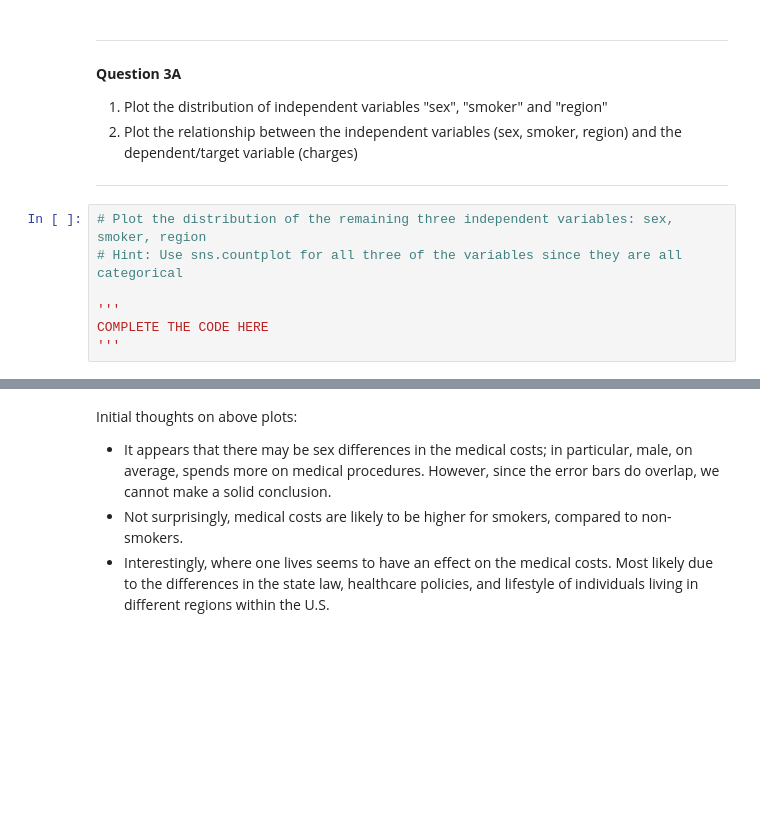
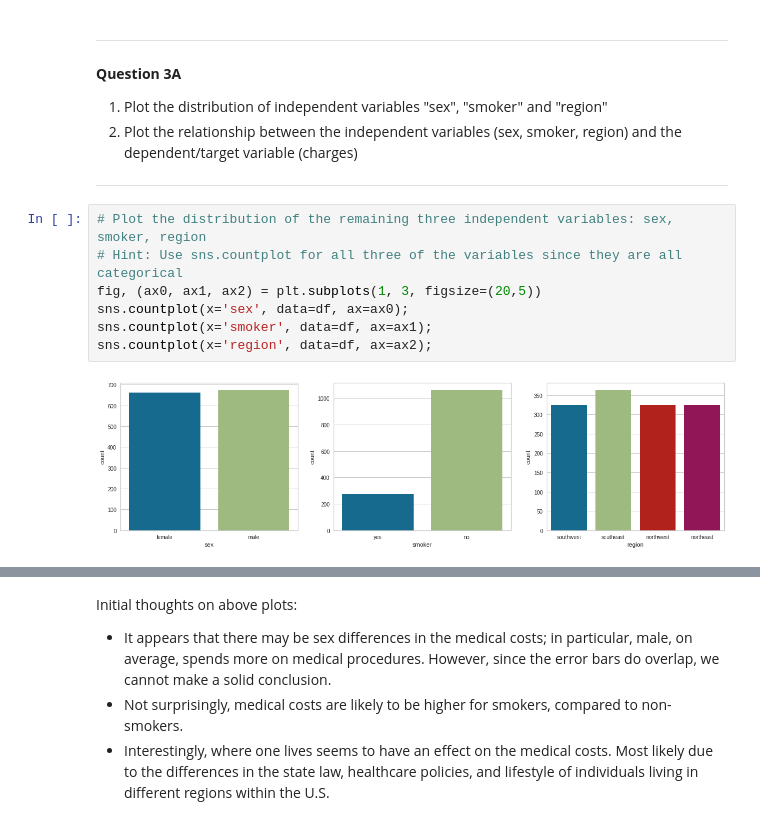
Before and after one commit to cherryng/MLcourse, a Jupyter notebook: H3_Regression_and_Classification_(student_version).ipynb, the cells around one changed output, grey strips where cells are left out. Drawn from its saved outputs; the diff is of its cells as text; blank space fills up the shorter version.

```diff
--- a/H3_Regression_and_Classification_(student_version).ipynb
+++ b/H3_Regression_and_Classification_(student_version).ipynb
@@ -166,10 +222,12 @@ As we suspected, medical cost tends to increase as a function of age or bmi. On
 # %%
 # Plot the distribution of the remaining three independent variables: sex, smoker, region
 # Hint: Use sns.countplot for all three of the variables since they are all categorical
-
-'''
-COMPLETE THE CODE HERE
-'''
+fig, (ax0, ax1, ax2) = plt.subplots(1, 3, figsize=(20,5))
+sns.countplot(x='sex', data=df, ax=ax0);
+sns.countplot(x='smoker', data=df, ax=ax1);
+sns.countplot(x='region', data=df, ax=ax2);
+# %% [output]
+[figure, added]
 # %%
 # Plot the relationship between the independent variables (sex, smoker, region)
 # and the dependent/target variable (charges)
```
Also changed, not shown: parts of 13 cells of this notebook.
